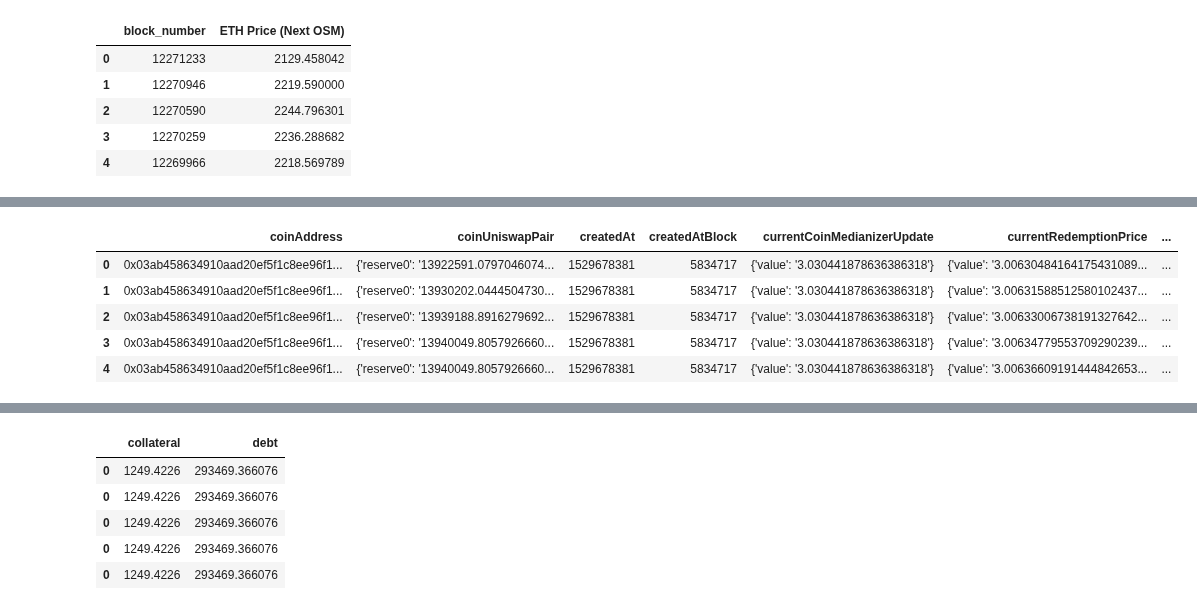
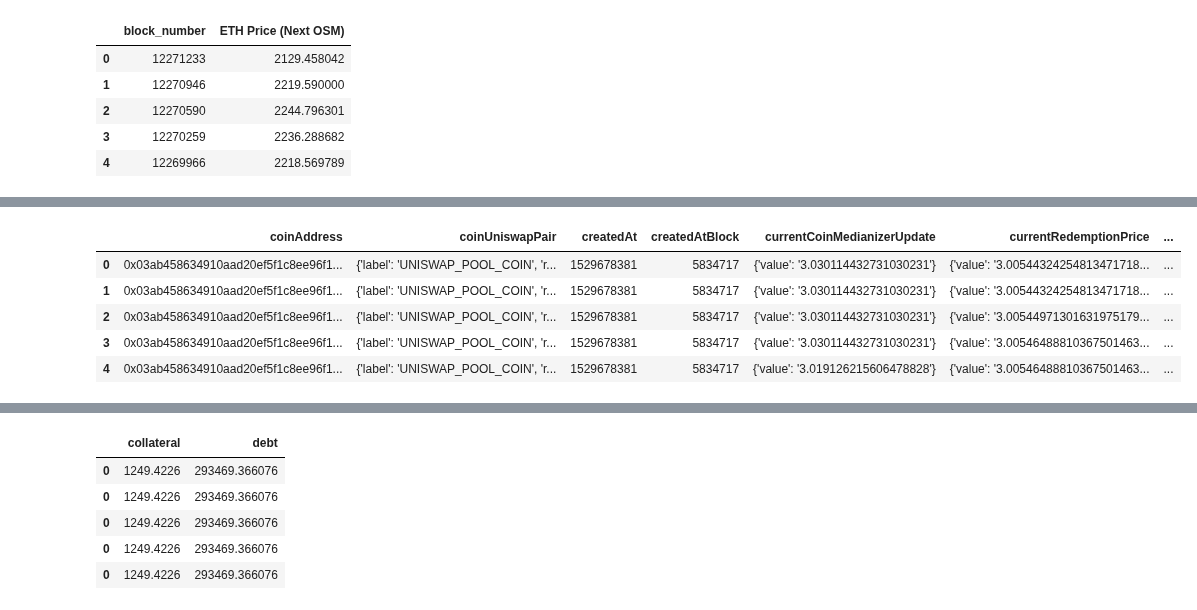
Before and after one commit to reflexer-labs/reflexer-digital-twin, a Jupyter notebook: data/data_acquisition.ipynb, the cells around one changed output, grey strips where cells are left out. Cells and saved outputs as stored; diff of their text form; code cells hidden in the pictures.

```diff
--- a/data/data_acquisition.ipynb
+++ b/data/data_acquisition.ipynb
@@ -146,8 +164,12 @@ for i in blocknumbers[:-5]:
     {
       systemState(block: {number:%s},id:"current") {
         coinUniswapPair {
+          label
           reserve0
           reserve1
+          token0Price
+          token1Price
+          totalSupply
         }
         currentCoinMedianizerUpdate{
           value
@@ -161,36 +183,36 @@ for i in blocknumbers[:-5]:
         currentRedemptionPrice {
           value
         }
         erc20CoinTotalSupply
         globalDebt
         globalDebtCeiling
         safeCount,
         totalActiveSafeCount
         coinAddress
         wethAddress
         systemSurplus
         debtAvailableToSettle
         lastPeriodicUpdate
         createdAt
         createdAtBlock
       }
     }
     ''' % i
     r = requests.post(url, json = {'query':query})
     s = json.loads(r.content)['data']['systemState']
     state.append(s)
 
 systemState = pd.DataFrame(state)
 
 systemState['block_number'] = blocknumbers[:-5]
 
 
 systemState.head()
 # %% [output]
 |  | coinAddress | coinUniswapPair | createdAt | createdAtBlock | currentCoinMedianizerUpdate | currentRedemptionPrice | ... |
-| 0 | 0x03ab458634910aad20ef5f1c8ee96f1... | {'reserve0': '13922591.0797046074... | 1529678381 | 5834717 | {'value': '3.030441878636386318'} | {'value': '3.00630484164175431089... | ... |
-| 1 | 0x03ab458634910aad20ef5f1c8ee96f1... | {'reserve0': '13930202.0444504730... | 1529678381 | 5834717 | {'value': '3.030441878636386318'} | {'value': '3.00631588512580102437... | ... |
-| 2 | 0x03ab458634910aad20ef5f1c8ee96f1... | {'reserve0': '13939188.8916279692... | 1529678381 | 5834717 | {'value': '3.030441878636386318'} | {'value': '3.00633006738191327642... | ... |
-| 3 | 0x03ab458634910aad20ef5f1c8ee96f1... | {'reserve0': '13940049.8057926660... | 1529678381 | 5834717 | {'value': '3.030441878636386318'} | {'value': '3.00634779553709290239... | ... |
-| 4 | 0x03ab458634910aad20ef5f1c8ee96f1... | {'reserve0': '13940049.8057926660... | 1529678381 | 5834717 | {'value': '3.030441878636386318'} | {'value': '3.00636609191444842653... | ... |
+| 0 | 0x03ab458634910aad20ef5f1c8ee96f1... | {'label': 'UNISWAP_POOL_COIN', 'r... | 1529678381 | 5834717 | {'value': '3.030114432731030231'} | {'value': '3.00544324254813471718... | ... |
+| 1 | 0x03ab458634910aad20ef5f1c8ee96f1... | {'label': 'UNISWAP_POOL_COIN', 'r... | 1529678381 | 5834717 | {'value': '3.030114432731030231'} | {'value': '3.00544324254813471718... | ... |
+| 2 | 0x03ab458634910aad20ef5f1c8ee96f1... | {'label': 'UNISWAP_POOL_COIN', 'r... | 1529678381 | 5834717 | {'value': '3.030114432731030231'} | {'value': '3.00544971301631975179... | ... |
+| 3 | 0x03ab458634910aad20ef5f1c8ee96f1... | {'label': 'UNISWAP_POOL_COIN', 'r... | 1529678381 | 5834717 | {'value': '3.030114432731030231'} | {'value': '3.00546488810367501463... | ... |
+| 4 | 0x03ab458634910aad20ef5f1c8ee96f1... | {'label': 'UNISWAP_POOL_COIN', 'r... | 1529678381 | 5834717 | {'value': '3.019126215606478828'} | {'value': '3.00546488810367501463... | ... |
 # %%
```
Also changed, not shown: parts of 13 cells of this notebook, 2 other files.
